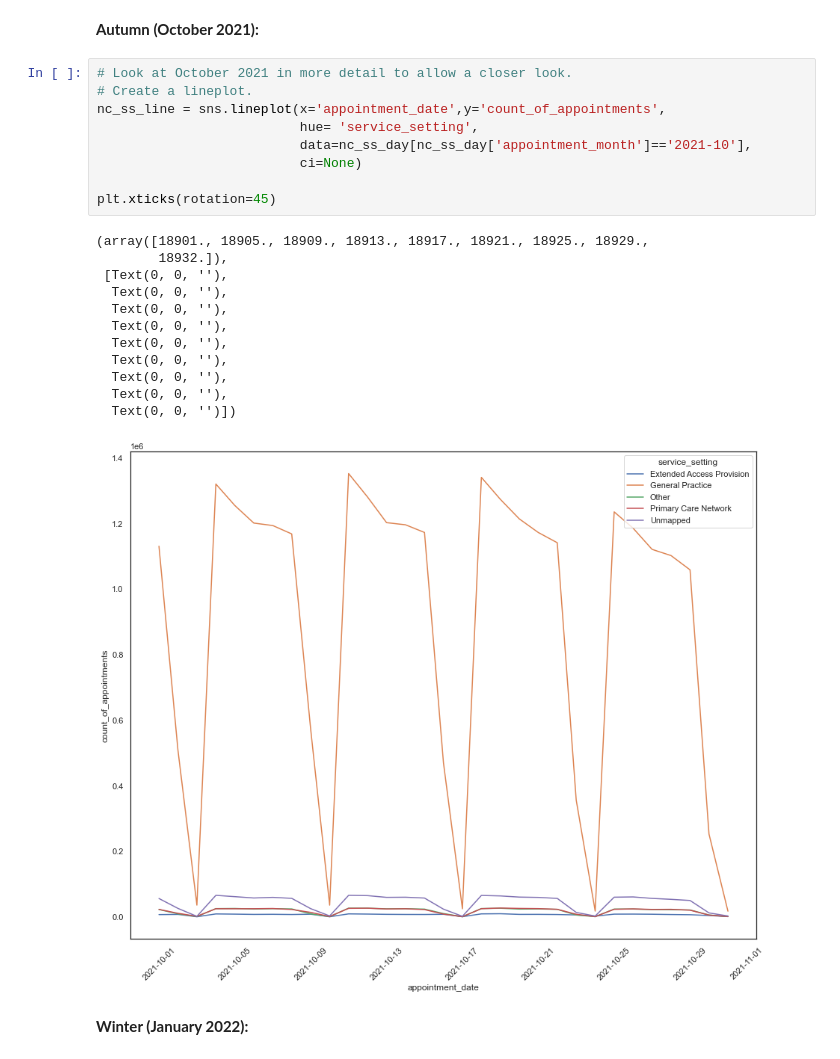
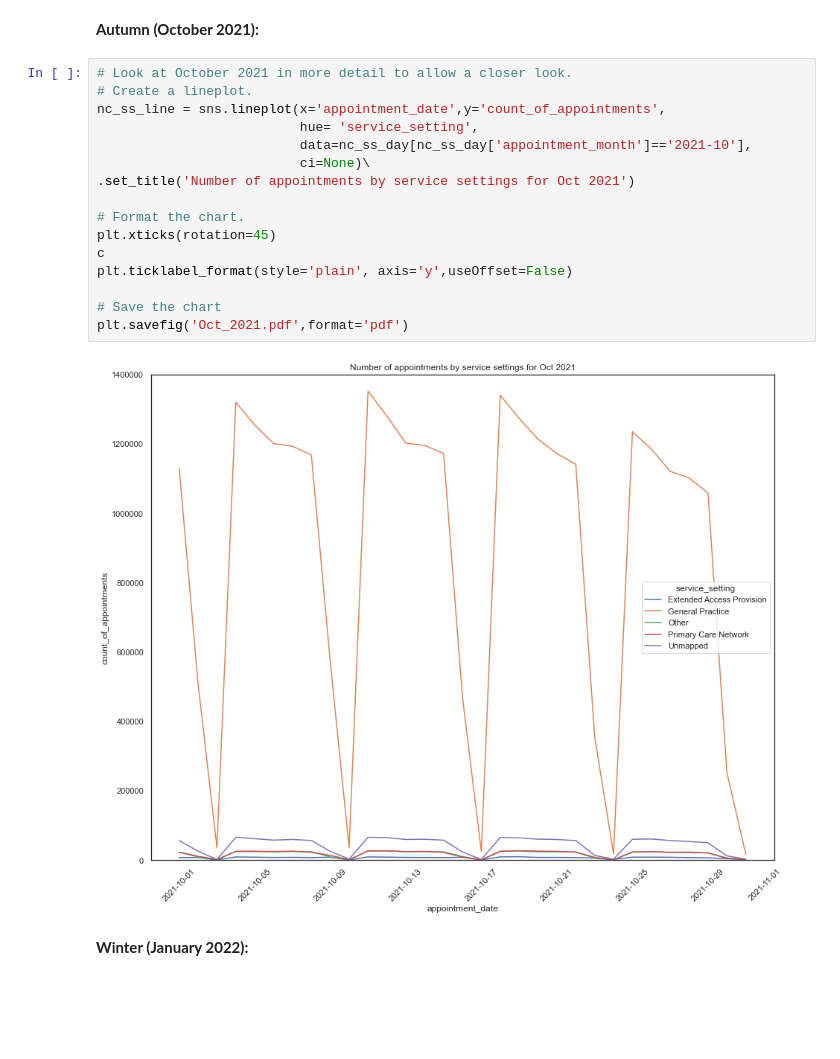
Before and after one commit to essjmeha/Assignment_Diagnostic_Anatysis_using_Python, a Jupyter notebook: Meharg_Jane_DA201_Assignment_Notebook.ipynb, the cells around one changed output. Cells and saved outputs as stored; diff of their text form; blank space fills up the shorter version.

```diff
--- a/Meharg_Jane_DA201_Assignment_Notebook.ipynb
+++ b/Meharg_Jane_DA201_Assignment_Notebook.ipynb
@@ -908,25 +966,21 @@ plt.ylim(0, 1400000)
 # %%
 # Look at October 2021 in more detail to allow a closer look.
 # Create a lineplot.
 nc_ss_line = sns.lineplot(x='appointment_date',y='count_of_appointments',
                           hue= 'service_setting',
                           data=nc_ss_day[nc_ss_day['appointment_month']=='2021-10'],
-                          ci=None)
+                          ci=None)\
+.set_title('Number of appointments by service settings for Oct 2021')
 
+# Format the chart.
 plt.xticks(rotation=45)
+c
+plt.ticklabel_format(style='plain', axis='y',useOffset=False)
+
+# Save the chart
+plt.savefig('Oct_2021.pdf',format='pdf')
 # %% [output]
-(array([18901., 18905., 18909., 18913., 18917., 18921., 18925., 18929.,
-        18932.]),
- [Text(0, 0, ''),
-  Text(0, 0, ''),
-  Text(0, 0, ''),
-  Text(0, 0, ''),
-  Text(0, 0, ''),
-  Text(0, 0, ''),
-  Text(0, 0, ''),
-  Text(0, 0, ''),
-  Text(0, 0, '')])
-[figure, old version]
+[figure, new version]
 # %% [markdown]
 **Winter (January 2022):**
 # %%
```
Also changed, not shown: parts of 28 cells of this notebook.
